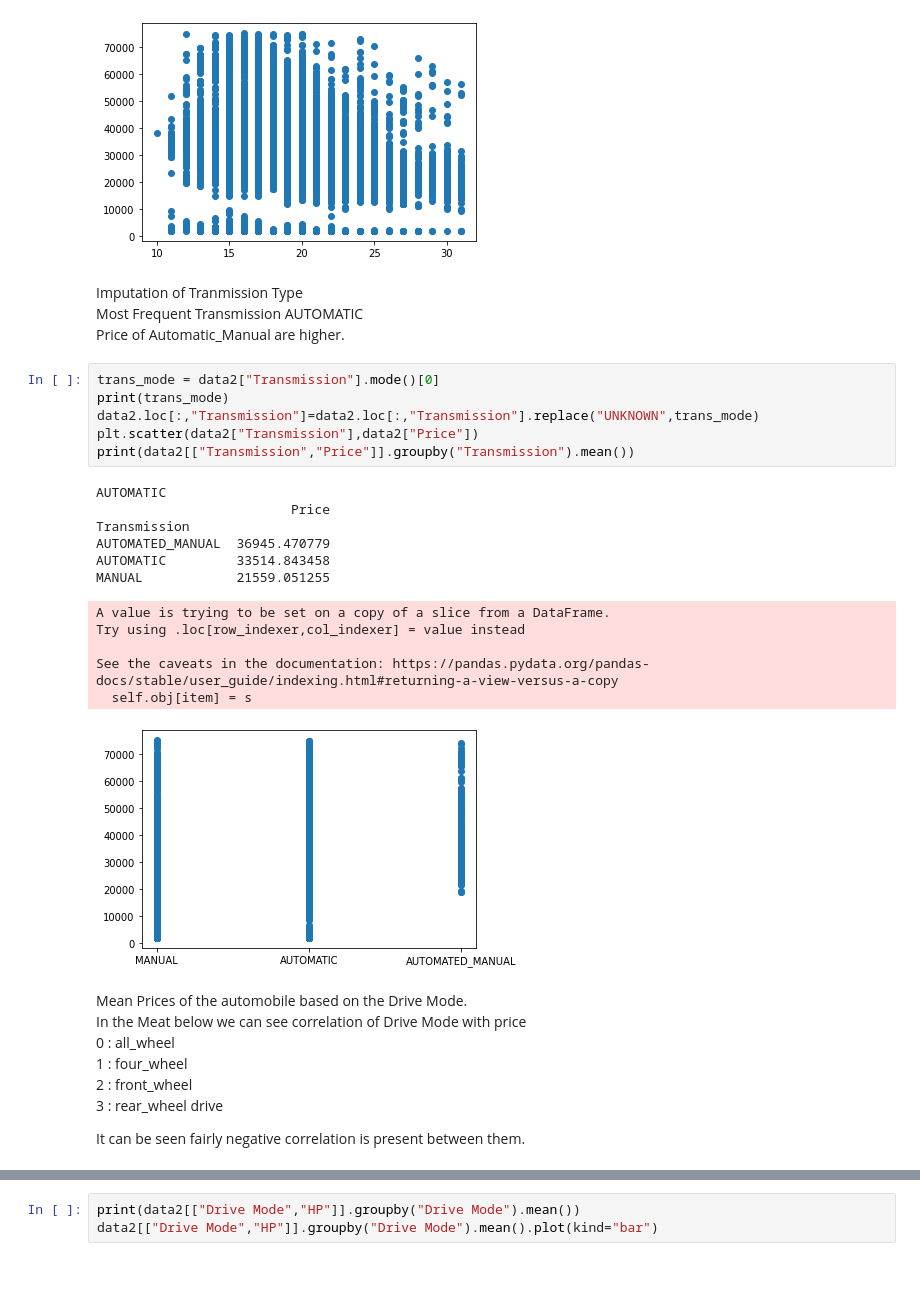
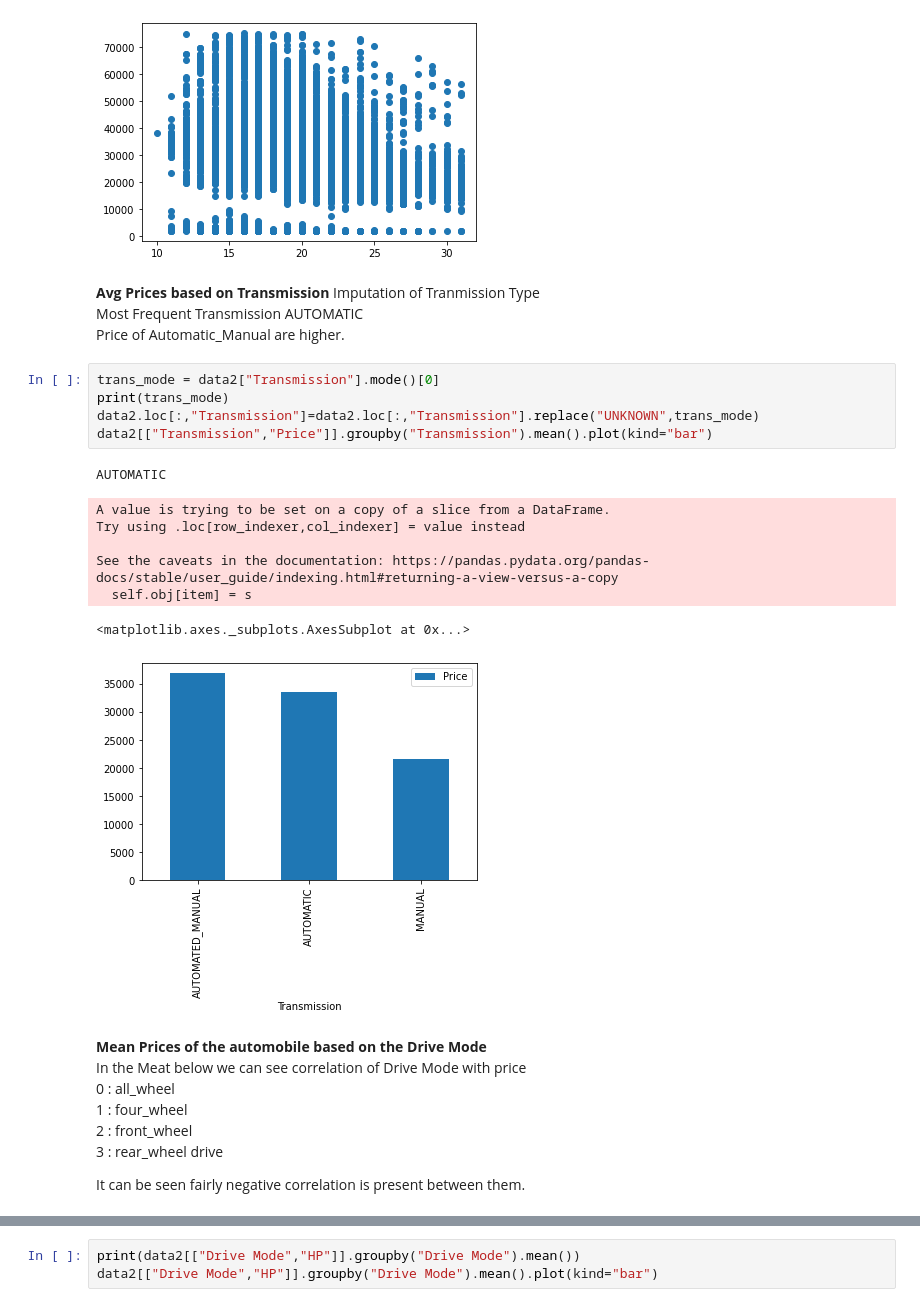
Before and after one commit to KondapiPraveen/Machine-Learning-Project, a Jupyter notebook: MLProject.ipynb, the cells around one changed output, grey strips where cells are left out. Cells and saved outputs as stored; diff of their text form; blank space fills up the shorter version.

```diff
--- a/MLProject.ipynb
+++ b/MLProject.ipynb
@@ -298,30 +300,26 @@ plt.scatter(data2["MPG-C"],data2["Price"])
 <matplotlib.collections.PathCollection at 0x...>
 [figure]
 # %% [markdown]
+**Avg Prices based on Transmission**
 Imputation of Tranmission Type<br>
 Most Frequent Transmission AUTOMATIC <br>
 Price of Automatic_Manual are higher.
 # %%
 trans_mode = data2["Transmission"].mode()[0]
 print(trans_mode)
 data2.loc[:,"Transmission"]=data2.loc[:,"Transmission"].replace("UNKNOWN",trans_mode)
-plt.scatter(data2["Transmission"],data2["Price"])
-print(data2[["Transmission","Price"]].groupby("Transmission").mean())
+data2[["Transmission","Price"]].groupby("Transmission").mean().plot(kind="bar")
 # %% [output]
 AUTOMATIC
-                         Price
-Transmission
-AUTOMATED_MANUAL  36945.470779
-AUTOMATIC         33514.843458
-MANUAL            21559.051255
 A value is trying to be set on a copy of a slice from a DataFrame.
 Try using .loc[row_indexer,col_indexer] = value instead
 
 See the caveats in the documentation: https://pandas.pydata.org/pandas-docs/stable/user_guide/indexing.html#returning-a-view-versus-a-copy
   self.obj[item] = s
+<matplotlib.axes._subplots.AxesSubplot at 0x...>
-[figure, old version]
+[figure, new version]
 # %% [markdown]
-Mean Prices of the automobile based on the Drive Mode.<br>
+**Mean Prices of the automobile based on the Drive Mode**<br>
 In the Meat below we can see correlation of Drive Mode with price<br>
 0 : all_wheel<br>
 1 : four_wheel<br>
```
Also changed, not shown: parts of 15 cells of this notebook.
